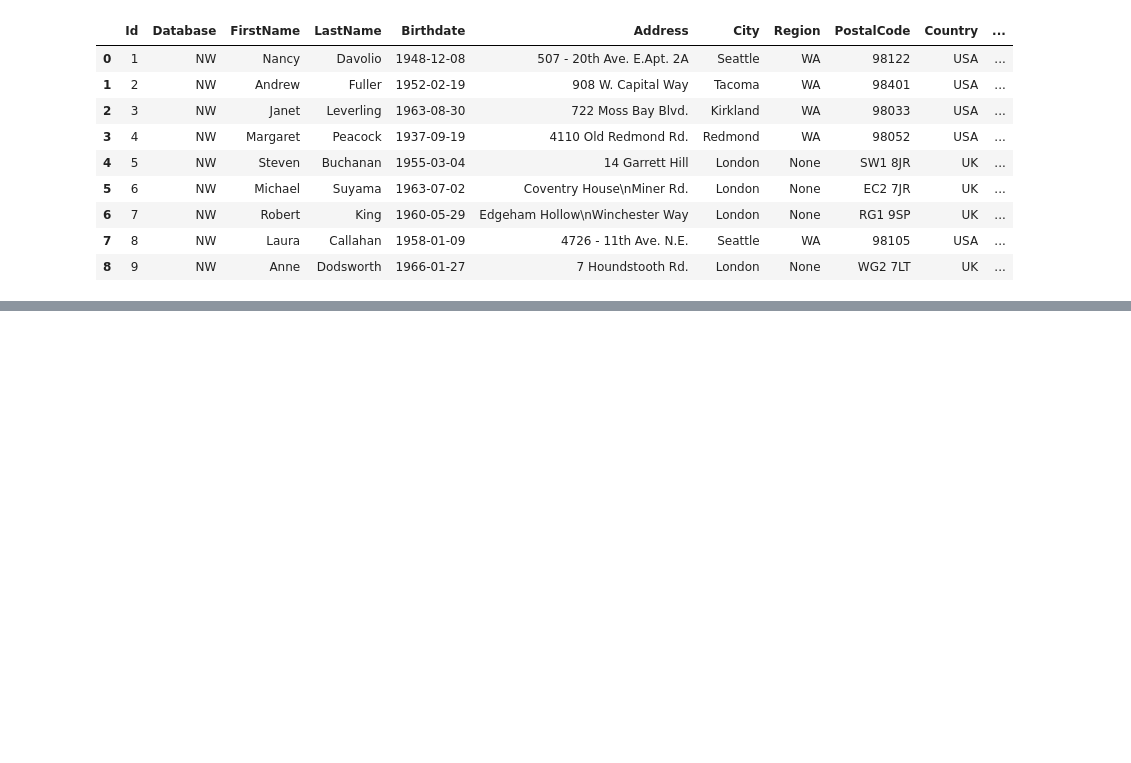
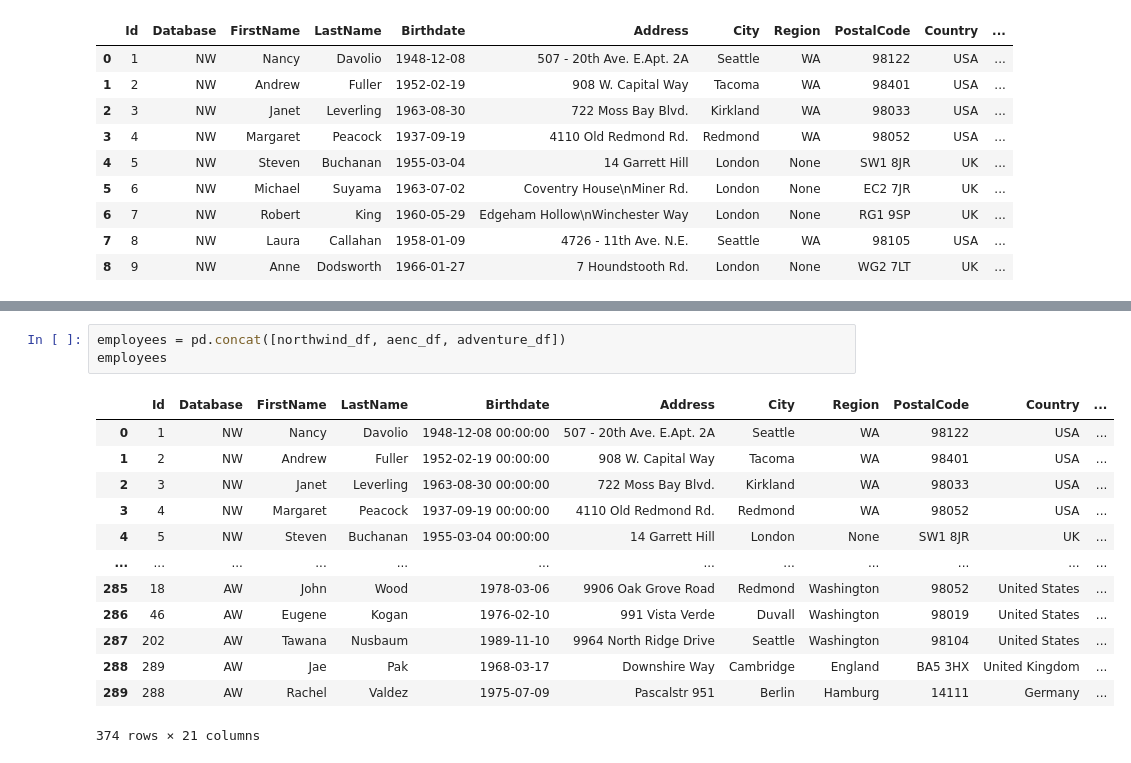
Before and after one commit to MaxHB01/undbtest, a Jupyter notebook: notebooks/employee.ipynb, the cells around one changed output, grey strips where cells are left out. Drawn from its saved outputs; the diff is of its cells as text; blank space fills up the shorter version.

```diff
--- a/notebooks/employee.ipynb
+++ b/notebooks/employee.ipynb
@@ -56,0 +145,17 @@ northwind_df
+# %%
+employees = pd.concat([northwind_df, aenc_df, adventure_df])
+employees
+# %% [output]
+|  | Id | Database | FirstName | LastName | Birthdate | Address | City | Region | PostalCode | Country | ... |
+| 0 | 1 | NW | Nancy | Davolio | 1948-12-08 00:00:00 | 507 - 20th Ave. E.Apt. 2A | Seattle | WA | 98122 | USA | ... |
+| 1 | 2 | NW | Andrew | Fuller | 1952-02-19 00:00:00 | 908 W. Capital Way | Tacoma | WA | 98401 | USA | ... |
+| 2 | 3 | NW | Janet | Leverling | 1963-08-30 00:00:00 | 722 Moss Bay Blvd. | Kirkland | WA | 98033 | USA | ... |
+| 3 | 4 | NW | Margaret | Peacock | 1937-09-19 00:00:00 | 4110 Old Redmond Rd. | Redmond | WA | 98052 | USA | ... |
+| 4 | 5 | NW | Steven | Buchanan | 1955-03-04 00:00:00 | 14 Garrett Hill | London | None | SW1 8JR | UK | ... |
+| ... | ... | ... | ... | ... | ... | ... | ... | ... | ... | ... | ... |
+| 285 | 18 | AW | John | Wood | 1978-03-06 | 9906 Oak Grove Road | Redmond | Washington | 98052 | United States | ... |
+| 286 | 46 | AW | Eugene | Kogan | 1976-02-10 | 991 Vista Verde | Duvall | Washington | 98019 | United States | ... |
+| 287 | 202 | AW | Tawana | Nusbaum | 1989-11-10 | 9964 North Ridge Drive | Seattle | Washington | 98104 | United States | ... |
+| 288 | 289 | AW | Jae | Pak | 1968-03-17 | Downshire Way | Cambridge | England | BA5 3HX | United Kingdom | ... |
+| 289 | 288 | AW | Rachel | Valdez | 1975-07-09 | Pascalstr 951 | Berlin | Hamburg | 14111 | Germany | ... |
+374 rows × 21 columns
```
Also changed, not shown: parts of 2 cells of this notebook.
